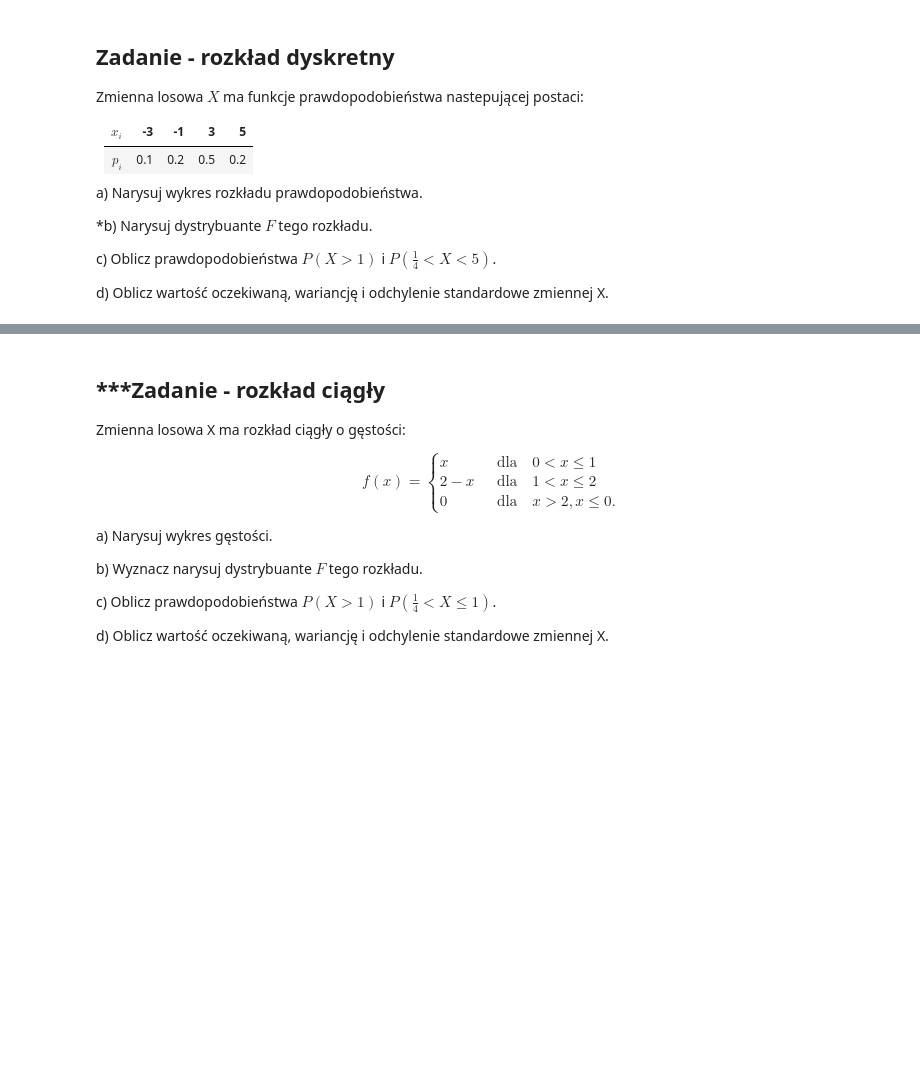
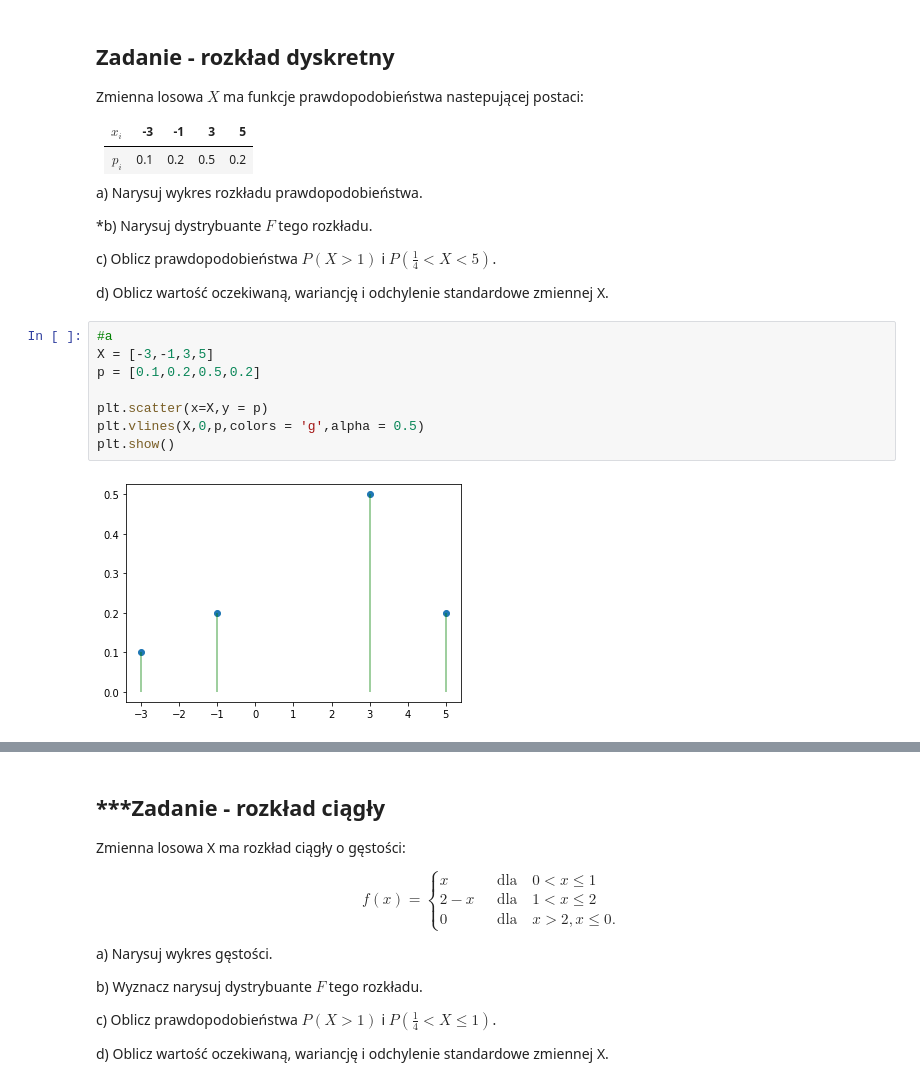
Before and after one commit to mdabrowski-phd/ds250223_stat, a Jupyter notebook: 02_rachunek_prawdopodobienstwa/02_analiza_rozkladow_prawdopodobienstwa.ipynb, the cells around one changed output, grey strips where cells are left out. Cells and saved outputs as stored; diff of their text form; blank space fills up the shorter version.

```diff
--- a/02_rachunek_prawdopodobienstwa/02_analiza_rozkladow_prawdopodobienstwa.ipynb
+++ b/02_rachunek_prawdopodobienstwa/02_analiza_rozkladow_prawdopodobienstwa.ipynb
@@ -21,3 +21,13 @@ a) Narysuj wykres rozkładu prawdopodobieństwa.
 c) Oblicz prawdopodobieństwa $P(X > 1)$ i $P( \frac{1}{4} < X < 5)$.
 
 d) Oblicz wartość oczekiwaną, wariancję i odchylenie standardowe zmiennej X.
+# %%
+#a
+X = [-3,-1,3,5]
+p = [0.1,0.2,0.5,0.2]
+
+plt.scatter(x=X,y = p)
+plt.vlines(X,0,p,colors = 'g',alpha = 0.5)
+plt.show()
+# %% [output]
+[figure, added]
```
Also changed, not shown: parts of 7 cells of this notebook, 3 other files.
